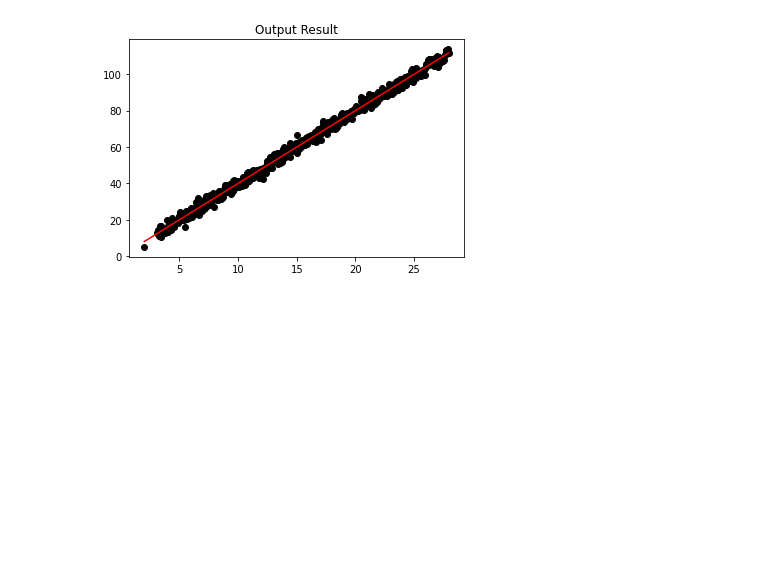
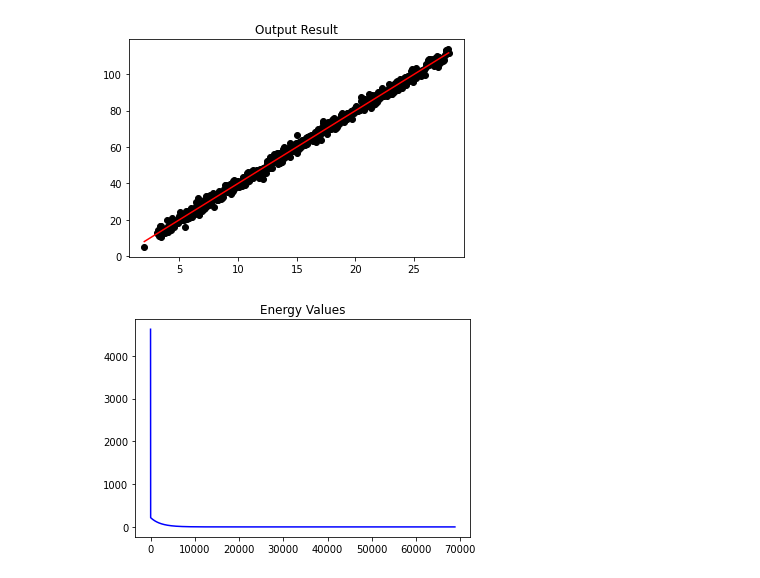
Before and after one commit to yangsu0/class_machine_learning, a Jupyter notebook: ML_Assignment2.ipynb, the cells around one changed output. Saved outputs shown, nothing was run; the diff lists cells and outputs as text; code cells hidden in the pictures; blank space fills up the shorter version.

Commit message:
Plotting Energy Values

```diff
--- a/ML_Assignment2.ipynb
+++ b/ML_Assignment2.ipynb
@@ -69,3 +69,11 @@ plt.scatter(x,y,c='black')
 plt.show()
 # %% [output]
 [figure]
+# %%
+#energy values
+e_values = np.array(e_values)
+plt.title('Energy Values')
+plt.plot(e_values,'b')
+plt.show()
+# %% [output]
+[figure, added]
```
